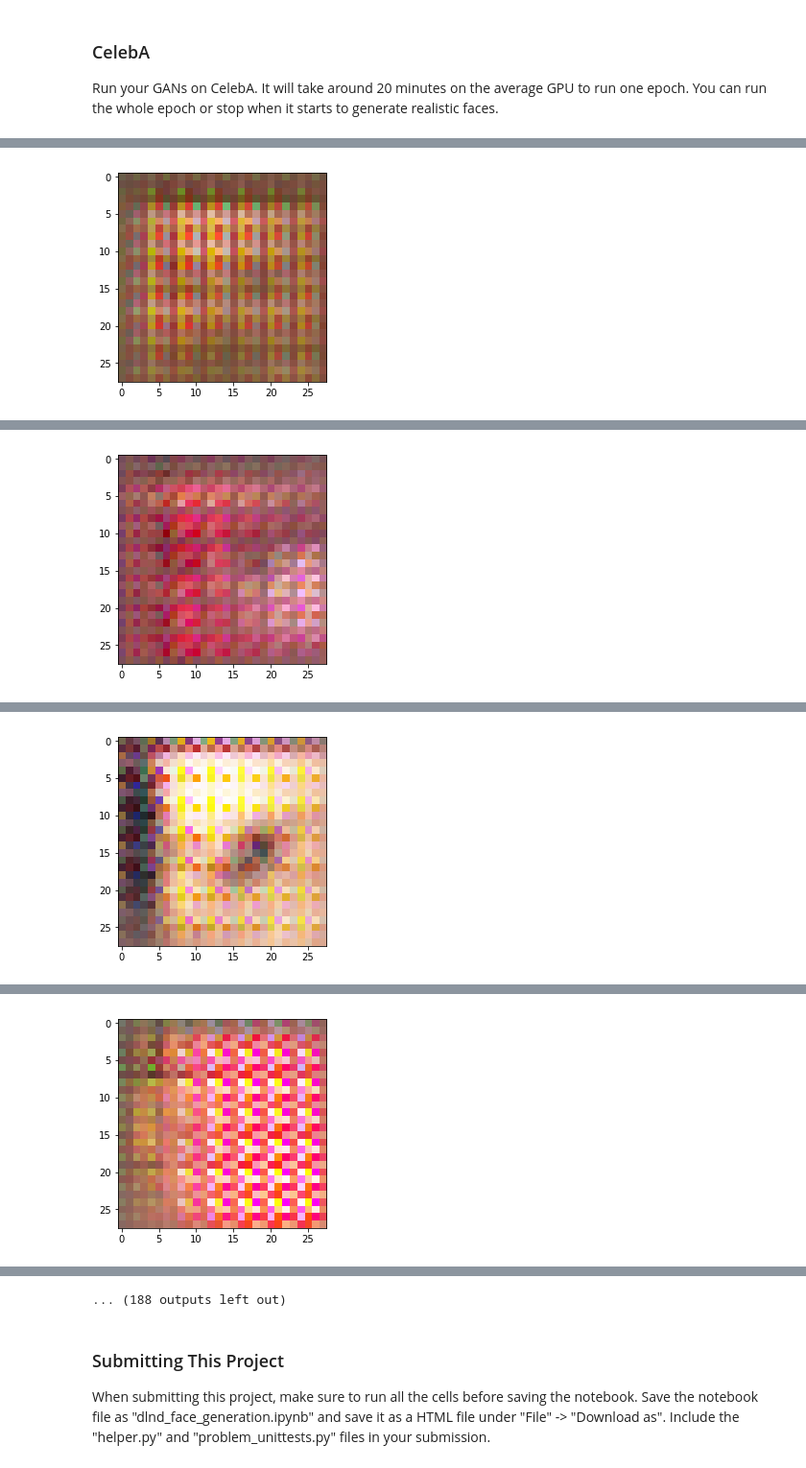
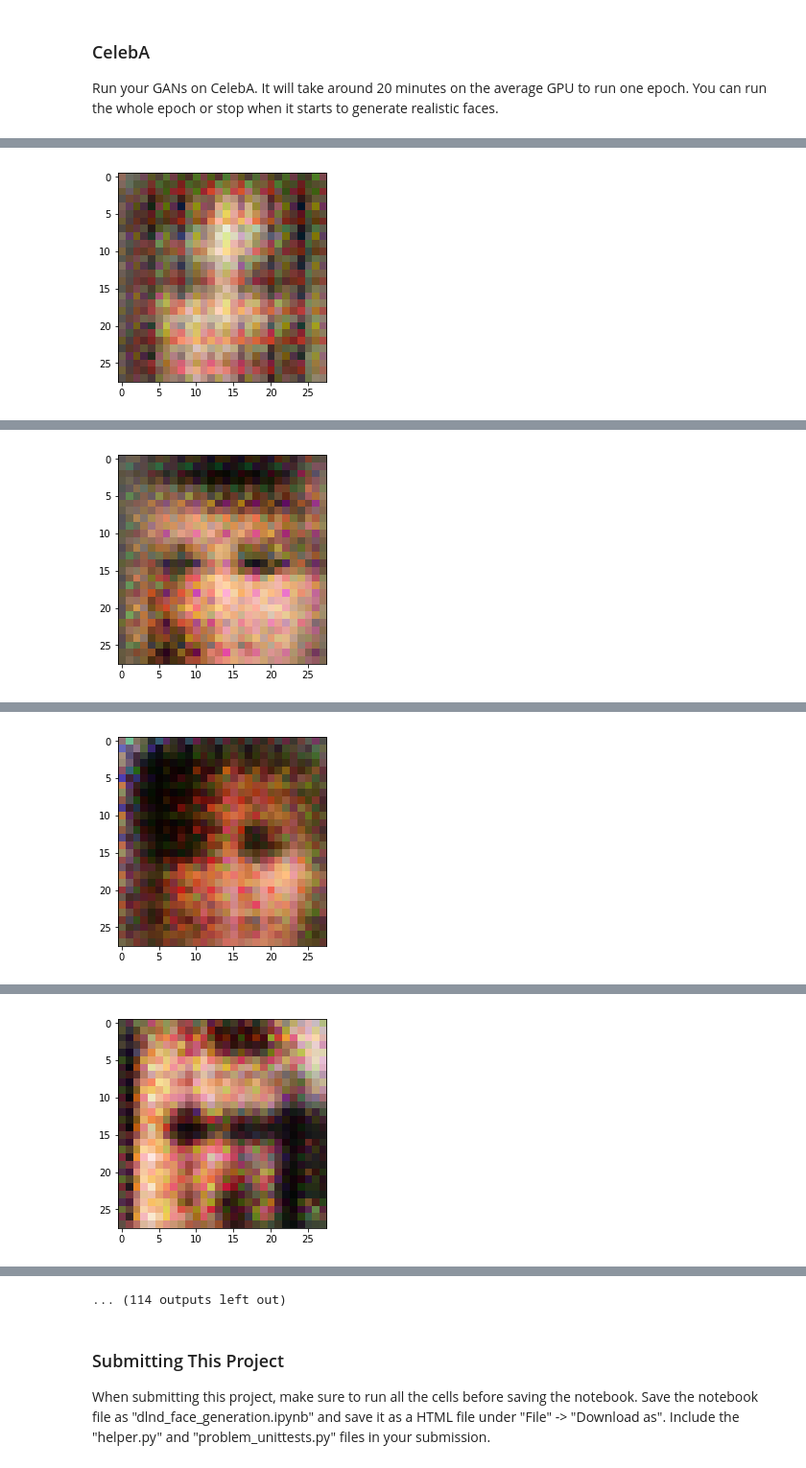
Before and after one commit to stayrascal/rascal-udacity-ml, a Jupyter notebook: face_generation/dlnd_face_generation.ipynb, the cells around one changed output, grey strips where cells are left out. Shown at 96% size. Saved outputs shown, nothing was run; the diff lists cells and outputs as text; code cells hidden in the pictures.

```diff
--- a/face_generation/dlnd_face_generation.ipynb
+++ b/face_generation/dlnd_face_generation.ipynb
@@ -185,25 +192,33 @@ def generator(z, out_channel_dim, is_train=True):
     :return: The tensor output of the generator
     """
     alpha = 0.2
+    keep_probability = 0.5
 
     with tf.variable_scope('generator', reuse=False if is_train==True else True):
-        fc1 = tf.layers.dense(z, 7*7*512)
-        fc1 = tf.reshape(fc1, (-1, 7, 7, 512))
+
+        fc1 = tf.layers.dense(z, 7*7*512, kernel_initializer=tf.contrib.layers.xavier_initializer())
         fc1 = tf.maximum(alpha*fc1, fc1)
 
-        deconv2 = tf.layers.conv2d_transpose(inputs=fc1, filters=256, kernel_size=3, strides=1, padding='SAME')
-        batch_norm2 = tf.layers.batch_normalization(deconv2, training=is_train)
-        lrelu2 = tf.maximum(alpha * batch_norm2, batch_norm2)
+        fc2 = tf.layers.dense(z, 7*7*256, kernel_initializer=tf.contrib.layers.xavier_initializer())
+        fc2 = tf.reshape(fc2, (-1, 7, 7, 256))
+        fc2 = tf.maximum(alpha*fc2, fc2)
 
-        deconv3 = tf.layers.conv2d_transpose(lrelu2, 128, 3, 1, 'SAME')
-        batch_norm3 = tf.layers.batch_normalization(deconv3, training=is_train)
-        lrelu3 = tf.maximum(alpha * batch_norm3, batch_norm3)
+        deconv2 = tf.layers.conv2d_transpose(inputs=fc2, filters=256, kernel_size=3, strides=1, padding='SAME',
+                                            kernel_initializer=tf.contrib.layers.xavier_initializer())
+        lrelu2 = tf.maximum(alpha * deconv2, deconv2)
+        lrelu2 = tf.layers.dropout(lrelu2, keep_probability)
 
-        deconv4 = tf.layers.conv2d_transpose(lrelu3, 64, 3, 2, 'SAME')
-        batch_norm4 = tf.layers.batch_normalization(deconv4, training=is_train)
-        lrelu4 = tf.maximum(alpha * batch_norm4, batch_norm4)
+        deconv3 = tf.layers.conv2d_transpose(lrelu2, 128, 3, 1, 'SAME',
+                                            kernel_initializer=tf.contrib.layers.xavier_initializer())
+        lrelu3 = tf.maximum(alpha * deconv3, deconv3)
+        lrelu3 = tf.layers.dropout(lrelu3, keep_probability)
 
-        logits = tf.layers.conv2d_transpose(lrelu4, out_channel_dim, 3, 2, 'SAME')
+        deconv4 = tf.layers.conv2d_transpose(lrelu3, 64, 3, 2, 'SAME',
+                                            kernel_initializer=tf.contrib.layers.xavier_initializer())
+        lrelu4 = tf.maximum(alpha * deconv4, deconv4)
+        lrelu4 = tf.layers.dropout(lrelu4, keep_probability)
+        logits = tf.layers.conv2d_transpose(lrelu4, out_channel_dim, 3, 2, 'SAME',
+                                           kernel_initializer=tf.contrib.layers.xavier_initializer())
 
         out = tf.tanh(logits)
 
@@ -264,13 +279,14 @@ def model_opt(d_loss, g_loss, learning_rate, beta1):
     :param beta1: The exponential decay rate for the 1st moment in the optimizer
     :return: A tuple of (discriminator training operation, generator training operation)
     """
-
     t_vars = tf.trainable_variables()
     g_vars = [var for var in t_vars if var.name.startswith('generator')]
     d_vars = [var for var in t_vars if var.name.startswith('discriminator')]
 
-    d_train_opt = tf.train.AdamOptimizer(learning_rate).minimize(d_loss, var_list=d_vars)
-    g_train_opt = tf.train.AdamOptimizer(learning_rate).minimize(g_loss, var_list=g_vars)
+    with tf.control_dependencies(d_vars):
+        d_train_opt = tf.train.AdamOptimizer(learning_rate, beta1=beta1).minimize(d_loss, var_list=d_vars)
+    with tf.control_dependencies(g_vars):
+        g_train_opt = tf.train.AdamOptimizer(learning_rate, beta1=beta1).minimize(g_loss, var_list=g_vars)
 
     return d_train_opt, g_train_opt
 
@@ -349,6 +365,7 @@ def train(epoch_count, batch_size, z_dim, learning_rate, beta1, get_batches, dat
 
                 _ = sess.run(d_train_opt, feed_dict={inputs_real: batch_images, inputs_z: batch_z})
                 _ = sess.run(g_train_opt, feed_dict={inputs_z: batch_z})
+                _ = sess.run(g_train_opt, feed_dict={inputs_z: batch_z})
 
                 if steps % 100 == 0:
                     train_loss_d = sess.run(d_loss, {inputs_z: batch_z, inputs_real: batch_images})
@@ -396,9 +413,9 @@ Epoch 1/2... Discriminator Loss: 0.4751... Generator Loss: 7.1085
 ### CelebA
 Run your GANs on CelebA.  It will take around 20 minutes on the average GPU to run one epoch.  You can run the whole epoch or stop when it starts to generate realistic faces.
 # %%
-batch_size = 10
+batch_size = 32
 z_dim = 100
-learning_rate = 0.0005
+learning_rate = 0.0001
 beta1 = 0.5
 
 
@@ -418 +435 @@ Epoch 1/1... Discriminator Loss: 0.5076... Generator Loss: 4.8779
-[figure, old version]
+[figure, new version]
@@ -420 +437 @@ Epoch 1/1... Discriminator Loss: 0.4569... Generator Loss: 5.0768
-[figure, old version]
+[figure, new version]
@@ -422 +439 @@ Epoch 1/1... Discriminator Loss: 0.7650... Generator Loss: 6.2384
-[figure, old version]
+[figure, new version]
@@ -424 +441 @@ Epoch 1/1... Discriminator Loss: 0.4643... Generator Loss: 5.6959
-[figure, old version]
+[figure, new version]
@@ -427,4 +444,4 @@ Epoch 1/1... Discriminator Loss: 0.3817... Generator Loss: 3.5715
-... (188 outputs left out)
+... (114 outputs left out)
 # %% [markdown]
 ### Submitting This Project
 When submitting this project, make sure to run all the cells before saving the notebook. Save the notebook file as "dlnd_face_generation.ipynb" and save it as a HTML file under "File" -> "Download as". Include the "helper.py" and "problem_unittests.py" files in your submission.
```
Also changed, not shown: parts of 3 cells of this notebook, 1 other file.
